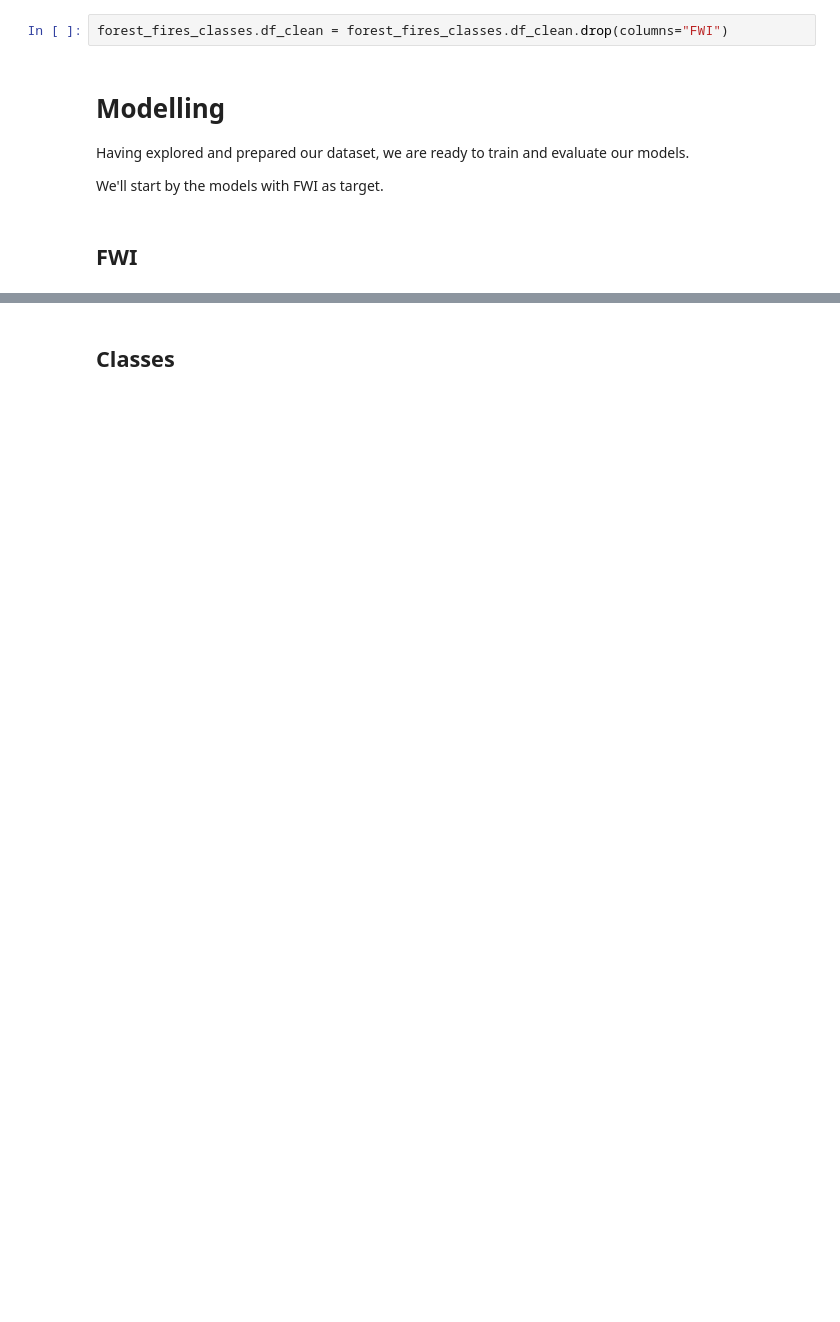
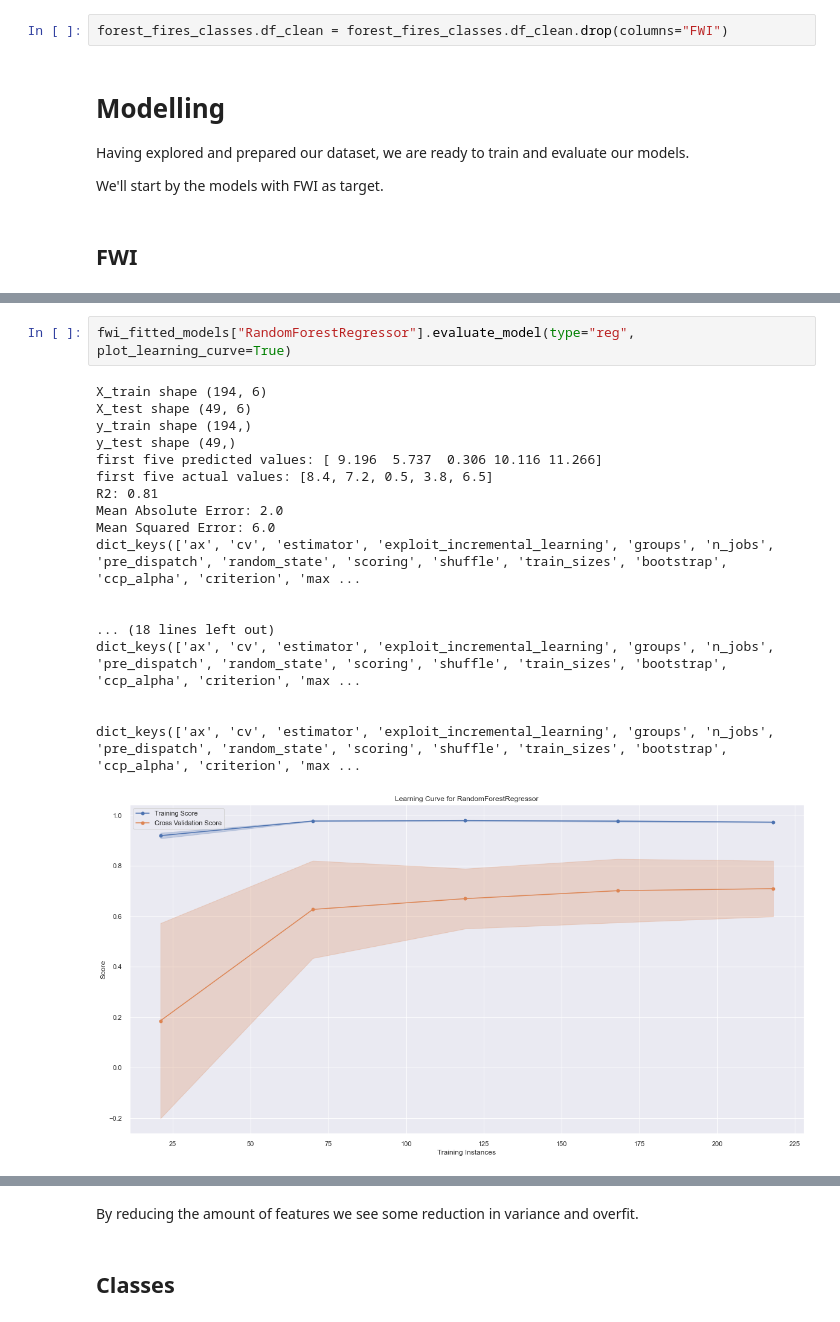
Before and after one commit to tmespe/tub_advanced_ds, a Jupyter notebook: notebooks/forest_fires.ipynb, the cells around one changed output, grey strips where cells are left out. Drawn from its saved outputs; the diff is of its cells as text; blank space fills up the shorter version.

```diff
--- a/notebooks/forest_fires.ipynb
+++ b/notebooks/forest_fires.ipynb
@@ -229,0 +511,21 @@ fwi_model_scores
+# %%
+fwi_fitted_models["RandomForestRegressor"].evaluate_model(type="reg", plot_learning_curve=True)
+# %% [output]
+X_train shape (194, 6)
+X_test shape (49, 6)
+y_train shape (194,)
+y_test shape (49,)
+first five predicted values: [ 9.196  5.737  0.306 10.116 11.266]
+first five actual values: [8.4, 7.2, 0.5, 3.8, 6.5]
+R2: 0.81
+Mean Absolute Error: 2.0
+Mean Squared Error: 6.0
+dict_keys(['ax', 'cv', 'estimator', 'exploit_incremental_learning', 'groups', 'n_jobs', 'pre_dispatch', 'random_state', 'scoring', 'shuffle', 'train_sizes', 'bootstrap', 'ccp_alpha', 'criterion', 'max ...
+
+
+... (18 lines left out)
+dict_keys(['ax', 'cv', 'estimator', 'exploit_incremental_learning', 'groups', 'n_jobs', 'pre_dispatch', 'random_state', 'scoring', 'shuffle', 'train_sizes', 'bootstrap', 'ccp_alpha', 'criterion', 'max ...
+
+
+dict_keys(['ax', 'cv', 'estimator', 'exploit_incremental_learning', 'groups', 'n_jobs', 'pre_dispatch', 'random_state', 'scoring', 'shuffle', 'train_sizes', 'bootstrap', 'ccp_alpha', 'criterion', 'max ...
+[figure, added]
@@ -230,3 +568,5 @@ fwi_model_scores
+# %% [markdown]
+By reducing the amount of features we see some reduction in variance and overfit.
 # %% [markdown]
 ## Classes
 # %%
```
Also changed, not shown: parts of 33 cells of this notebook, 5 other files.
